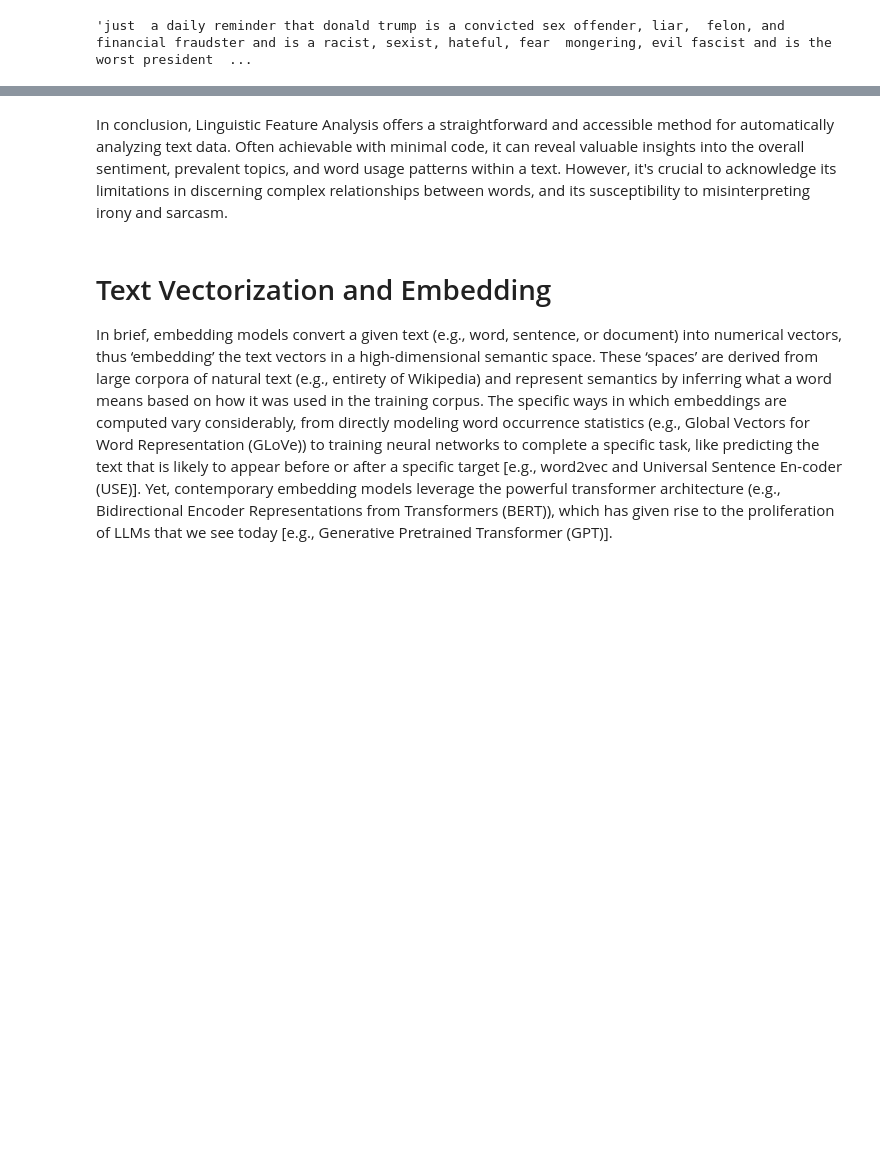
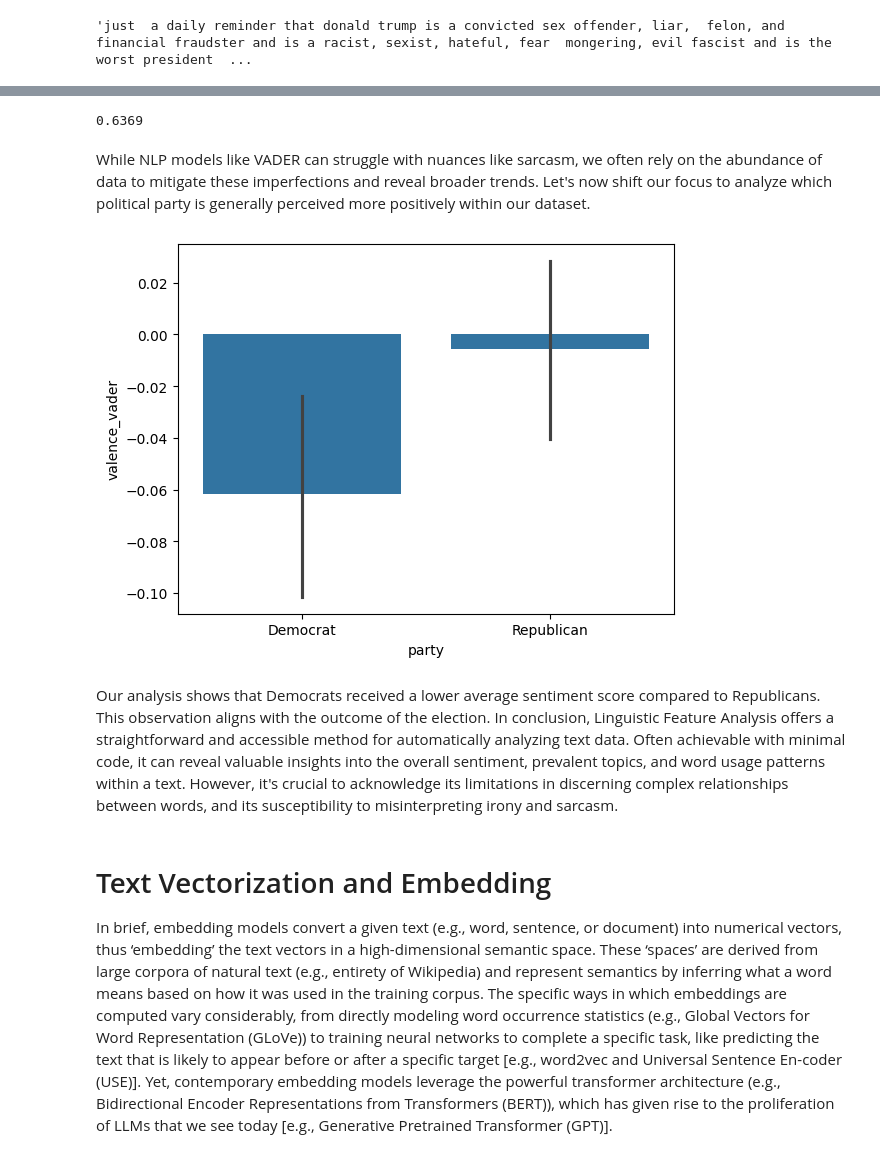
Before and after one commit to zimingcheng/NLP_workshop, a Jupyter notebook: NLP workshop.ipynb, the cells around one changed output, grey strips where cells are left out. Drawn from its saved outputs; the diff is of its cells as text; code cells hidden in the pictures; blank space fills up the shorter version.

```diff
--- a/NLP workshop.ipynb
+++ b/NLP workshop.ipynb
@@ -175,5 +206,21 @@ data.at[1, 'text']
+# %%
+# they struggle but only to a degree: despite the comment above being scored as
+# positive, it is still much lower than a truly positive comment like this
+result = analyzer.polarity_scores('best governor: Gavin Newsom')
+result['compound'] # 1 is positive, -1 is negative
+# %% [output]
+0.6369
+# %% [markdown]
+While NLP models like VADER can struggle with nuances like sarcasm, we often rely on the abundance of data to mitigate these imperfections and reveal broader trends. Let's now shift our focus to analyze which political party is generally perceived more positively within our dataset.
+# %%
+sns.barplot(data=df, x='republican', y='valence_vader')
+plt.xticks([0, 1], ['Democrat', 'Republican'])
+plt.xlabel('party')
+plt.show()
+# %% [output]
+[figure, added]
 # %% [markdown]
-In conclusion, Linguistic Feature Analysis offers a straightforward and accessible method for automatically analyzing text data. Often achievable with minimal code, it can reveal valuable insights into the overall sentiment, prevalent topics, and word usage patterns within a text. However, it's crucial to acknowledge its limitations in discerning complex relationships between words, and its susceptibility to misinterpreting irony and sarcasm.
+Our analysis shows that Democrats received a lower average sentiment score compared to Republicans. This observation aligns with the outcome of the election. In conclusion, Linguistic Feature Analysis offers a straightforward and accessible method for automatically analyzing text data. Often achievable with minimal code, it can reveal valuable insights into the overall sentiment, prevalent topics, and word usage patterns within a text. However, it's crucial to acknowledge its limitations in discerning complex relationships between words, and its susceptibility to misinterpreting irony and sarcasm.
 # %% [markdown]
 # Text Vectorization and Embedding
 In brief, embedding models convert a given text (e.g., word, sentence, or document) into numerical vectors, thus ‘embedding’ the text vectors in a high-dimensional semantic space. These ‘spaces’ are derived from large corpora of natural text (e.g., entirety of Wikipedia) and represent semantics by inferring what a word means based on how it was used in the training corpus. The specific ways in which embeddings are computed vary considerably, from directly modeling word occurrence statistics (e.g., Global Vectors for Word Representation (GLoVe)) to training neural networks to complete a specific task, like predicting the text that is likely to appear before or after a specific target [e.g., word2vec and Universal Sentence En-coder (USE)]. Yet, contemporary embedding models leverage the powerful transformer architecture (e.g., Bidirectional Encoder Representations from Transformers (BERT)), which has given rise to the proliferation of LLMs that we see today [e.g., Generative Pretrained Transformer (GPT)].
```
Also changed, not shown: parts of 58 cells of this notebook.
